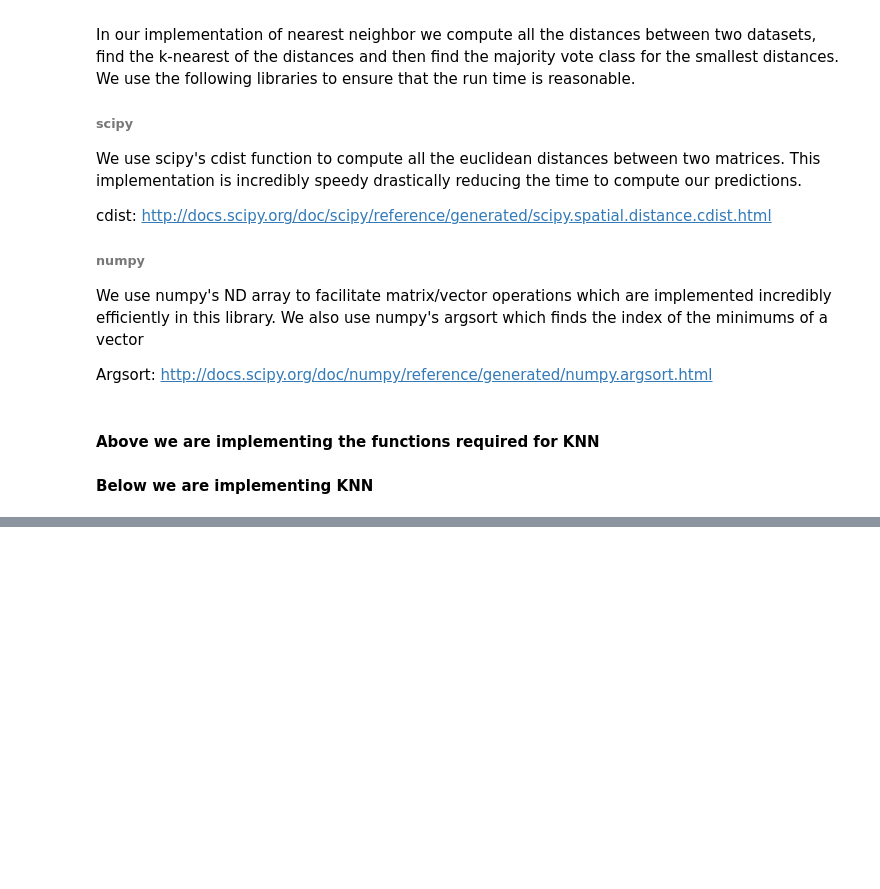
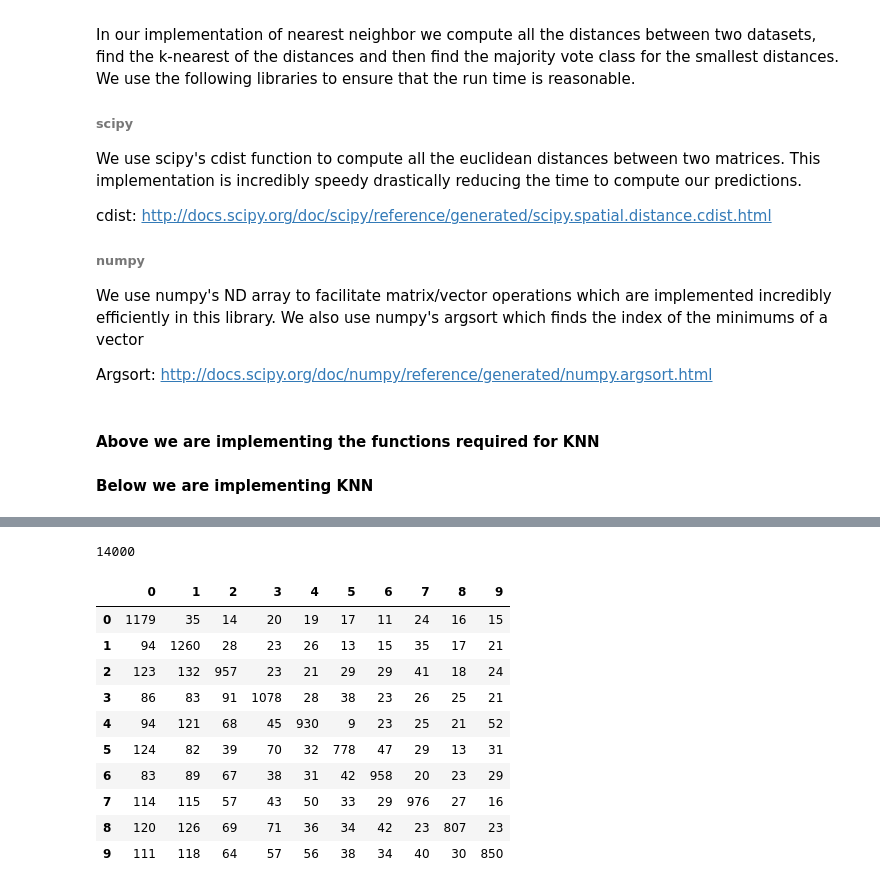
Before and after one commit to raudabaugh/applied-machine-learning, a Jupyter notebook: lab1/Final Code.ipynb, the cells around one changed output, grey strips where cells are left out. Cells and saved outputs as stored; diff of their text form; code cells hidden in the pictures; blank space fills up the shorter version.

```diff
--- a/lab1/Final Code.ipynb
+++ b/lab1/Final Code.ipynb
@@ -339,0 +374,6 @@ def splitArray(numpyArray):
+# %%
+import numpy as np
+size = len(df_train.drop("label",1))/3
+size
+# %% [output]
+14000
@@ -339,0 +386,23 @@ def splitArray(numpyArray):
+# %%
+def createMatrix(truth):
+    import numpy as np
+    import pandas as pd
+    confusion_matrix = np.zeros((10,10))
+    for comparison in truth:
+        confusion_matrix[comparison["actual"]][comparison["predicted"]] += 1
+        # rows are the actual and columns are hte predicted
+    return pd.DataFrame(confusion_matrix)
+
+createMatrix(fold_two_truth)
+# %% [output]
+|  | 0 | 1 | 2 | 3 | 4 | 5 | 6 | 7 | 8 | 9 |
+| 0 | 1179 | 35 | 14 | 20 | 19 | 17 | 11 | 24 | 16 | 15 |
+| 1 | 94 | 1260 | 28 | 23 | 26 | 13 | 15 | 35 | 17 | 21 |
+| 2 | 123 | 132 | 957 | 23 | 21 | 29 | 29 | 41 | 18 | 24 |
+| 3 | 86 | 83 | 91 | 1078 | 28 | 38 | 23 | 26 | 25 | 21 |
+| 4 | 94 | 121 | 68 | 45 | 930 | 9 | 23 | 25 | 21 | 52 |
+| 5 | 124 | 82 | 39 | 70 | 32 | 778 | 47 | 29 | 13 | 31 |
+| 6 | 83 | 89 | 67 | 38 | 31 | 42 | 958 | 20 | 23 | 29 |
+| 7 | 114 | 115 | 57 | 43 | 50 | 33 | 29 | 976 | 27 | 16 |
+| 8 | 120 | 126 | 69 | 71 | 36 | 34 | 42 | 23 | 807 | 23 |
+| 9 | 111 | 118 | 64 | 57 | 56 | 38 | 34 | 40 | 30 | 850 |
```
Also changed, not shown: parts of 22 cells of this notebook, 1 other file.
